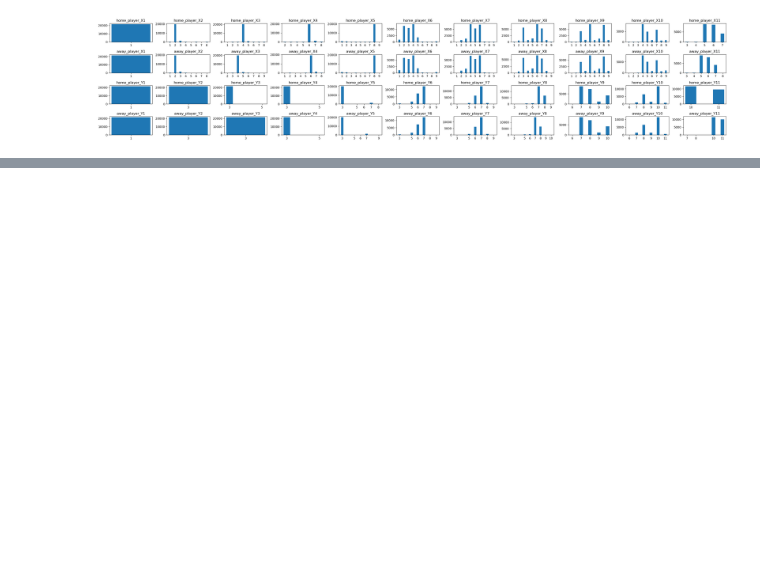
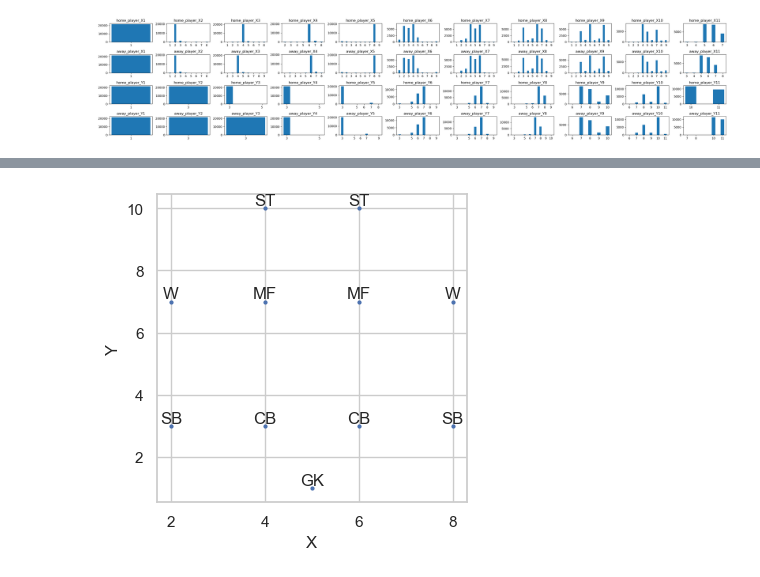
Before and after one commit to lorihe/Springboard-Capstone2---European-Soccer-Data, a Jupyter notebook: Notebook/01 Data Processing-5.ipynb, the cells around one changed output, grey strips where cells are left out. Drawn from its saved outputs; the diff is of its cells as text; code cells hidden in the pictures; blank space fills up the shorter version.

```diff
--- a/Notebook/01 Data Processing-5.ipynb
+++ b/Notebook/01 Data Processing-5.ipynb
@@ -356,0 +410,2 @@ with sqlite3.connect('database.sqlite') as con:
+# %%
+matches_new = pd.merge(matches_player_long, matched_XY, on = ['match_api_id', 'player_num'])
@@ -356,0 +421,10 @@ with sqlite3.connect('database.sqlite') as con:
+# %%
+matches_new['Position'] = matches_new.apply(
+    lambda row: 'GK' if row['X'] ==1 and row['Y'] ==1 else
+    ('W' if (row['X'] < 2.5 or row['X'] > 7.5) and row['Y'] > 6.5 else
+     ('ST' if row['X'] > 2.5 and row['X'] < 7.5 and row['Y'] > 8.5 else
+      ('MF' if row['X'] > 2.5 and row['X'] < 7.5 and row['Y'] > 5.5 and row['Y'] < 8.5 else
+       ('CB' if row['X'] > 2.5 and row['X'] < 7.5 and row['Y'] < 5.5 else
+        ('SB' if (row['X'] < 2.5 or row['X'] > 7.5) and row['Y'] < 6.5 else ''))))), axis = 1)
+# %%
+matches_new.sort_values(by = 'match_api_id', inplace = True)
@@ -356,0 +451,16 @@ with sqlite3.connect('database.sqlite') as con:
+# %%
+def plot_position(match_id):
+    match = matches_new[matches_new['match_api_id'] == match_id].reset_index()
+    match['X'] = match['X'].replace(1, 5)
+    X = match['X']
+    Y = match['Y']
+    plt.figure(figsize=(4, 4))
+    plt.scatter(X,Y, s = 4)
+    for i, pos in enumerate(match['Position']):
+        plt.text(X[i], Y[i], pos, ha = 'center', va = 'bottom')
+    plt.xlabel('X')
+    plt.ylabel('Y')
+# %%
+plot_position(483130)
+# %% [output]
+[figure, added]
```
Also changed, not shown: parts of 133 cells of this notebook.
